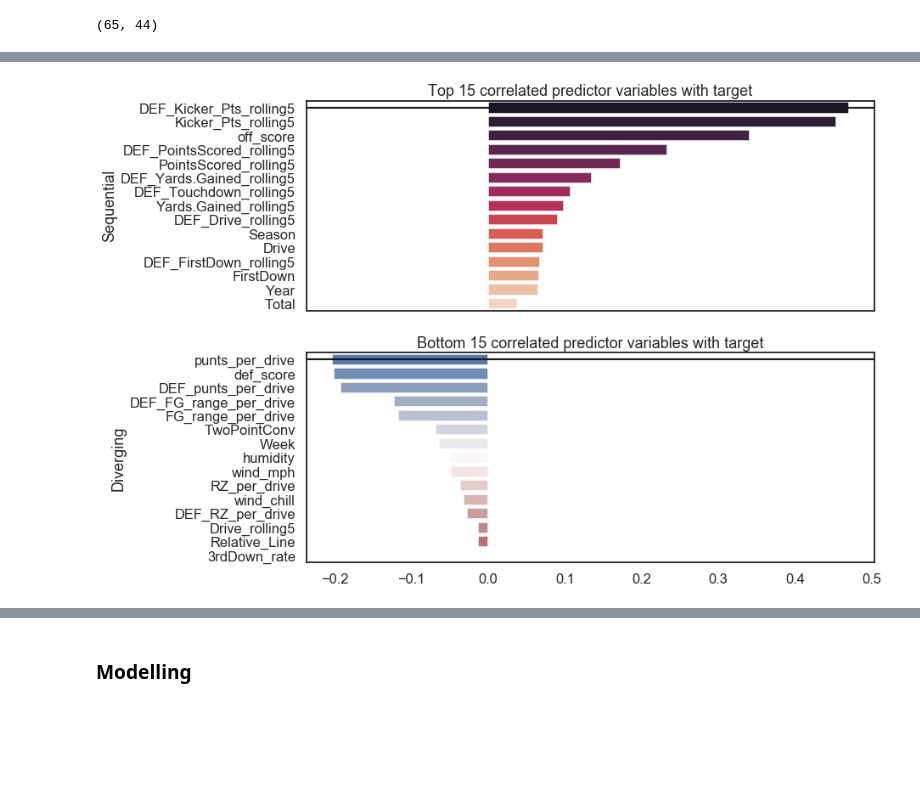
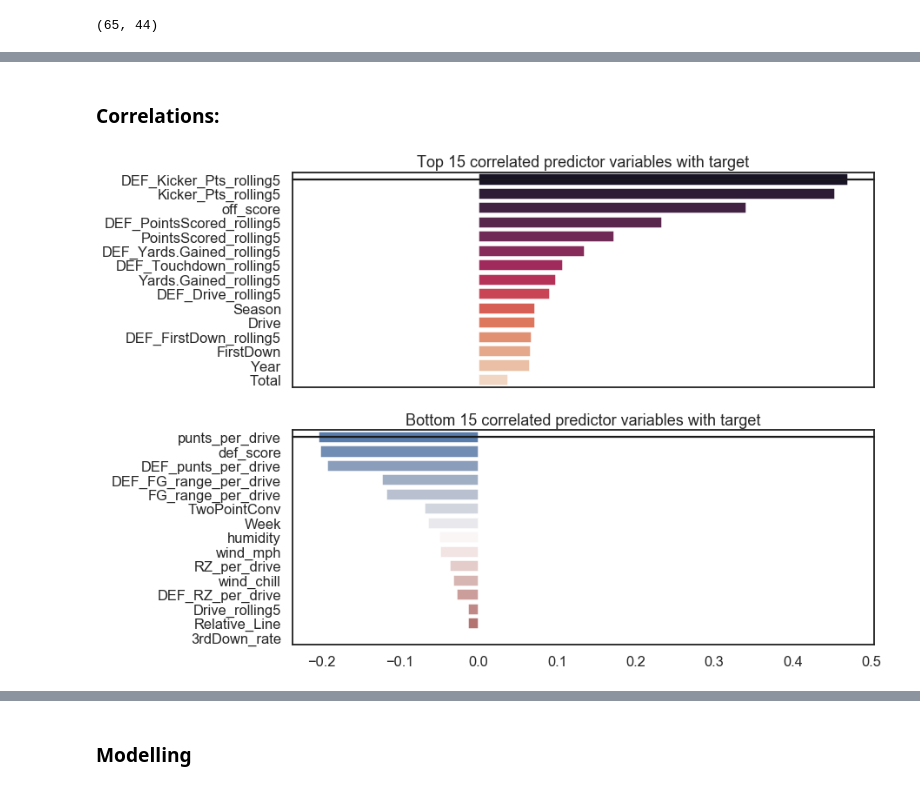
Before and after one commit to WJMatthew/Predicting-Fantasy-Football-Kickers, a Jupyter notebook: 4_Kickers_CombinedData.ipynb, the cells around one changed output, grey strips where cells are left out. Drawn from its saved outputs; the diff is of its cells as text; code cells hidden in the pictures; blank space fills up the shorter version.

```diff
--- a/4_Kickers_CombinedData.ipynb
+++ b/4_Kickers_CombinedData.ipynb
@@ -173,21 +121,21 @@ Name: Kicker_Pts, dtype: float64
+# %% [markdown]
+### Correlations:
 # %%
 sns.set(style="white", context="talk")
 
 corr = data.corr()['Kicker_Pts'].sort_values(ascending=False)
 
 corr_rank_high = corr_rank[1:16]
 corr_rank_low = corr_rank[-18:-3].sort_values(ascending=True)
 
 f, (ax1, ax2) = plt.subplots(2, 1, figsize=(12, 10), sharex=True)
 
 sns.barplot(y=corr_rank_high.index, x=corr_rank_high.values, palette="rocket", ax=ax1)
 ax1.axhline(0, color="k", clip_on=False)
-ax1.set_ylabel("Sequential")
 ax1.set_title('Top 15 correlated predictor variables with target')
 
 sns.barplot(y=corr_rank_low.index, x=corr_rank_low.values, palette="vlag", ax=ax2)
 ax2.axhline(0, color="k", clip_on=False)
-ax2.set_ylabel("Diverging")
 ax2.set_title('Bottom 15 correlated predictor variables with target');
 # %% [output]
-[figure, old version]
+[figure, new version]
```
Also changed, not shown: parts of 11 cells of this notebook.
